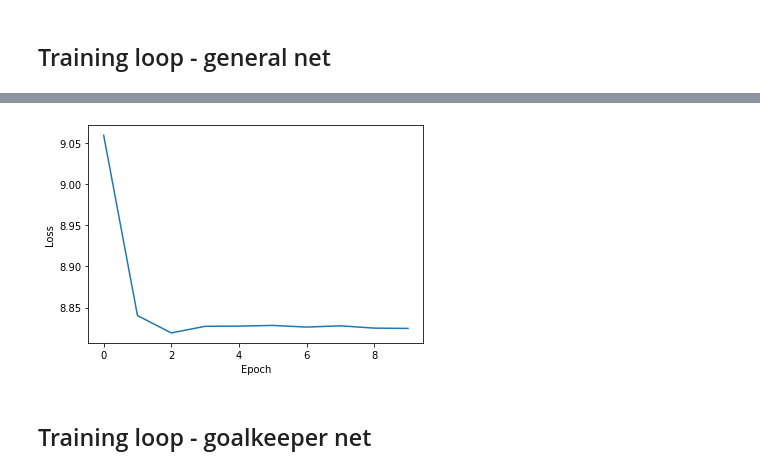
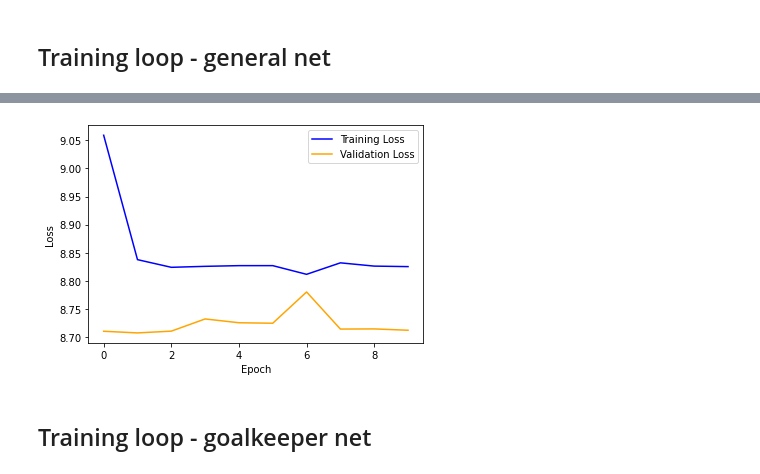
Before and after one commit to Fran3x/FPL_Model, a Jupyter notebook: notebooks/LSTM_test.ipynb, the cells around one changed output, grey strips where cells are left out. Cells and saved outputs as stored; diff of their text form; code cells hidden in the pictures.

```diff
--- a/notebooks/LSTM_test.ipynb
+++ b/notebooks/LSTM_test.ipynb
@@ -394,8 +363,10 @@ def train_net(net, num_epochs, dataloader, optimizer):
 # %%
-def plot_loss_history(loss_history):
-    plt.plot(loss_history)
+def plot_loss_history(loss_history_train, loss_history_valid):
+    plt.plot(loss_history_train, color='blue', label='Training Loss')
+    plt.plot(loss_history_valid, color='orange', label='Validation Loss')
     plt.xlabel('Epoch')
     plt.ylabel('Loss')
+    plt.legend()
     plt.show()
 # %% [markdown]
 ## Training loop - general net
@@ -403,5 +374,5 @@ def plot_loss_history(loss_history):
 %%time
 net = LSTMNetwork(1, 20, 2, 1, dropout=0.4).to(device)
 optimizer = optim.Adam(net.parameters(), lr=0.005)
-loss_history = train_net(net, 10, dataloader_general_train, optimizer)
+loss_history_train, loss_history_valid = train_net(net, 10, dataloader_general_train, dataloader_general_valid, optimizer)
 # %% [output]
@@ -412,7 +383,7 @@ Wall time: 1min 13s
 # %%
-plot_loss_history(loss_history)
+plot_loss_history(loss_history_train, loss_history_valid)
 # %% [output]
-[figure, old version]
+[figure, new version]
 # %% [markdown]
 ## Training loop - goalkeeper net
 # %%
```
Also changed, not shown: parts of 41 cells of this notebook.
